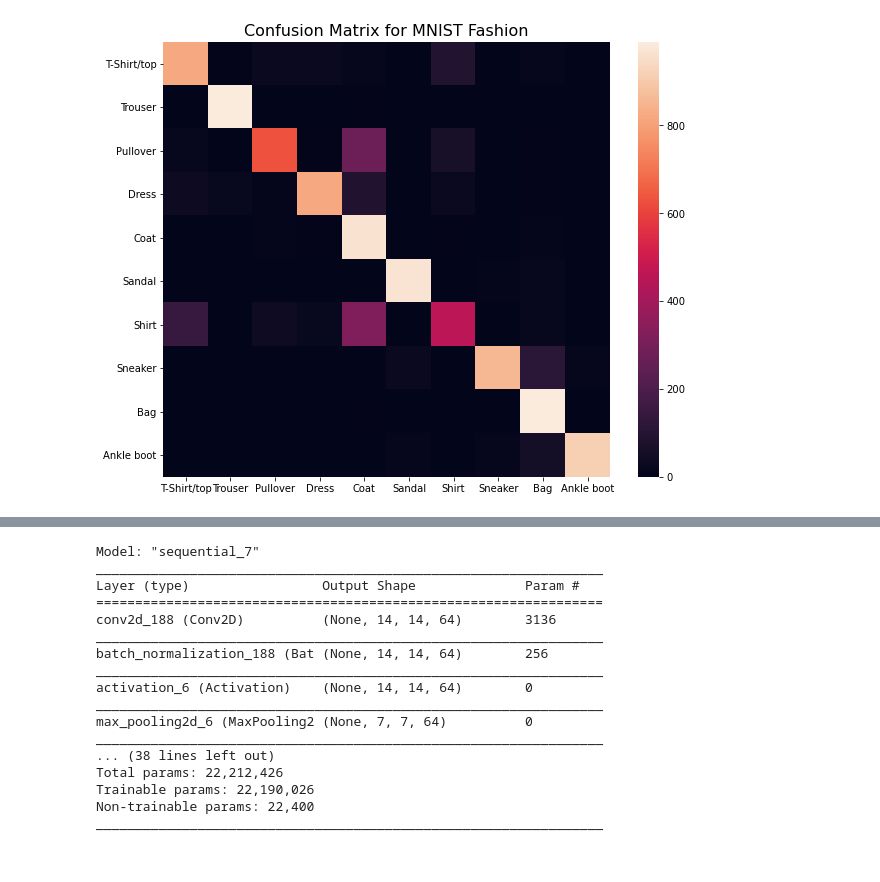
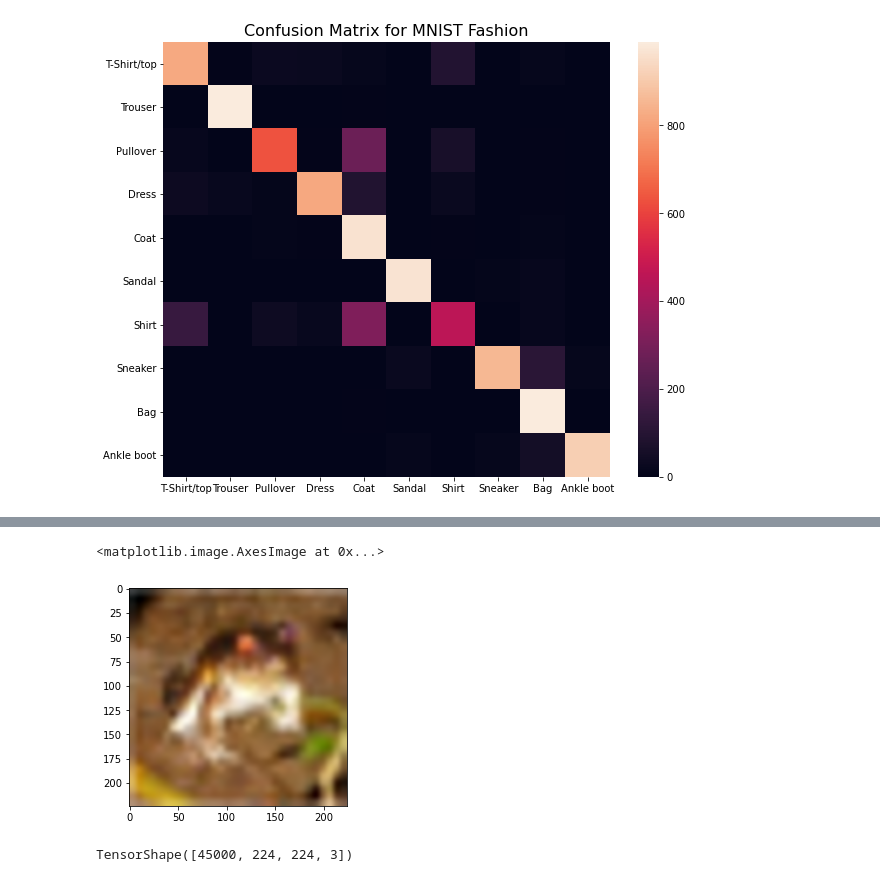
Before and after one commit to JonasSchroeder/handsonmachinelearning, a Jupyter notebook: Deep Computer Vision using CNNs.ipynb, the cells around one changed output, grey strips where cells are left out. Cells and saved outputs as stored; diff of their text form; code cells hidden in the pictures.

```diff
--- a/Deep Computer Vision using CNNs.ipynb
+++ b/Deep Computer Vision using CNNs.ipynb
@@ -315,3 +340,23 @@ First we define the residual units and skip connections. Then we chain then toge
+# %%
+X_train_full_resized = tf.cast(X_train_full_resized, "uint8")
+# %%
+plt.figure(figsize=(4,4))
+plt.imshow(X_train_full_resized[0])
+# %% [output]
+<matplotlib.image.AxesImage at 0x...>
+[figure, added]
+# %%
+# create validation set
+X_valid, X_train = X_train_full_resized[:5000], X_train_full_resized[5000:]
+y_valid, y_train = X_train_full_resized[:5000], X_train_full_resized[5000:]
+
+# keep input features (pixel intensity) on a 0-255 range
+# X_train[0,:]
+
+# check shape
+X_train.shape
+# %% [output]
+TensorShape([45000, 224, 224, 3])
 # %%
 # This model won the ILSVRC 2015 challenge and is very powerful, yet "simply" coded in less than 40 lines
 
@@ -371,21 +395,0 @@ model.add(keras.layers.Dense(10, activation="softmax"))
-# %%
-# print model summary
-model.summary()
-# %% [output]
-Model: "sequential_7"
-_________________________________________________________________
-Layer (type)                 Output Shape              Param #
-=================================================================
-conv2d_188 (Conv2D)          (None, 14, 14, 64)        3136
-_________________________________________________________________
-batch_normalization_188 (Bat (None, 14, 14, 64)        256
-_________________________________________________________________
-activation_6 (Activation)    (None, 14, 14, 64)        0
-_________________________________________________________________
-max_pooling2d_6 (MaxPooling2 (None, 7, 7, 64)          0
-_________________________________________________________________
-... (38 lines left out)
-Total params: 22,212,426
-Trainable params: 22,190,026
-Non-trainable params: 22,400
-_________________________________________________________________
```
Also changed, not shown: parts of 27 cells of this notebook.
